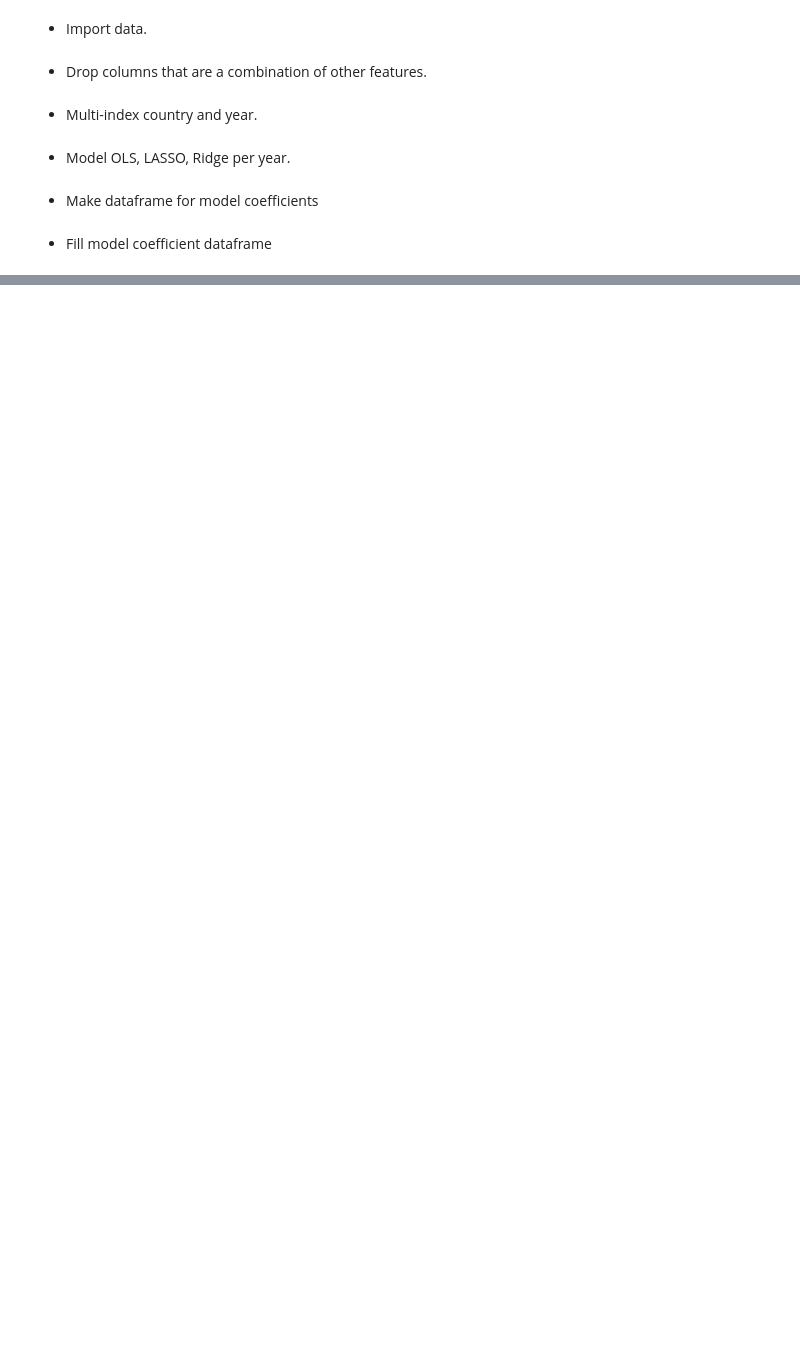
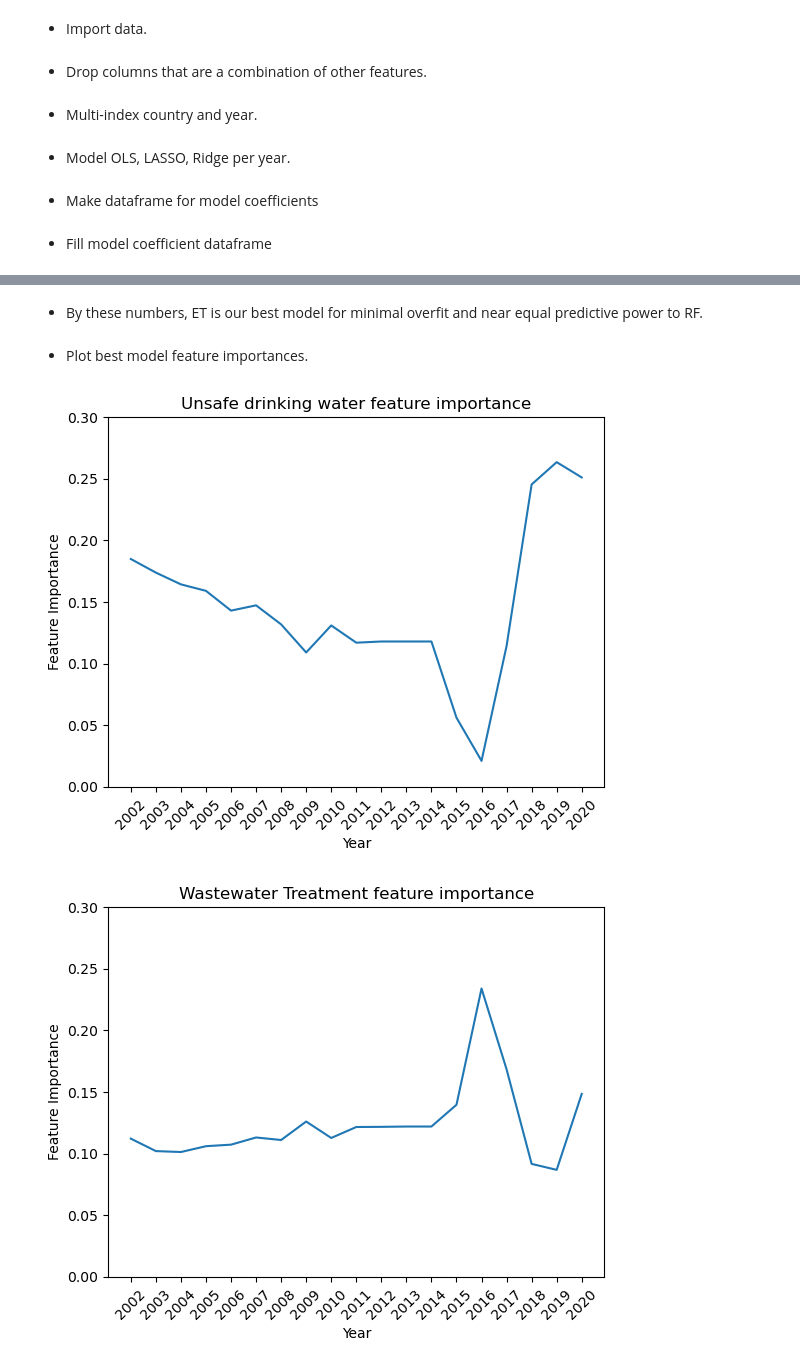
Before and after one commit to Avanyali/EPIDemographicModel, a Jupyter notebook: bens_notebooks/linregs.ipynb, the cells around one changed output, grey strips where cells are left out. Drawn from its saved outputs; the diff is of its cells as text; code cells hidden in the pictures; blank space fills up the shorter version.

```diff
--- a/bens_notebooks/linregs.ipynb
+++ b/bens_notebooks/linregs.ipynb
@@ -197,0 +345,2 @@ for col in x_list:
+# %%
+tree_frame = pd.DataFrame(columns = tree_cols, index = pd.MultiIndex.from_tuples(indices, names=["model", "year"]))
@@ -197,0 +349,11 @@ for col in x_list:
+# %%
+for model_type in list(tree_models[min_year].keys()):
+    for year in list(tree_models.keys()):
+        tree = tree_models[year][model_type]['model']
+
+        features = zip(x_list, list(tree.feature_importances_))
+        features = {feature: importance for feature, importance in features}
+        features['train_r2'] = tree_models[year][model_type]['train_score']
+        features['test_r2'] = tree_models[year][model_type]['test_score']
+
+        tree_frame.loc[(model_type, year)] = pd.Series(features)
@@ -197,0 +362,2 @@ for col in x_list:
+# %%
+tree_frame['delta'] = tree_frame['train_r2'] - tree_frame['test_r2']
@@ -197,0 +399,30 @@ for col in x_list:
+# %% [markdown]
+- By these numbers, ET is our best model for minimal overfit and near equal predictive power to RF.
+# %%
+tree_frame.drop(columns = ['train_r2', 'test_r2', 'delta'], inplace = True)
+# %% [markdown]
+- Plot best model feature importances.
+# %%
+model_names = list(year_models.keys())
+
+years = range(min_year, max_year + 1)
+
+for col in x_list:
+    year_slice = tree_frame.loc['ET', col]
+
+    if year_slice.max() > .05:
+        plt.plot(years, year_slice)
+
+        plt.title(f'{col} feature importance')
+        plt.xlabel('Year')
+        plt.ylabel('Feature Importance')
+        plt.xticks(ticks = years, rotation = 45)
+
+        #credit to: https://stackoverflow.com/questions/3777861/setting-y-axis-limit-in-matplotlib
+        x1,x2,y1,y2 = plt.axis()
+        plt.axis((x1,x2,0,.3))
+
+        plt.show()
+# %% [output]
+[figure, added]
+[figure, added]
```
Also changed, not shown: parts of 27 cells of this notebook.
